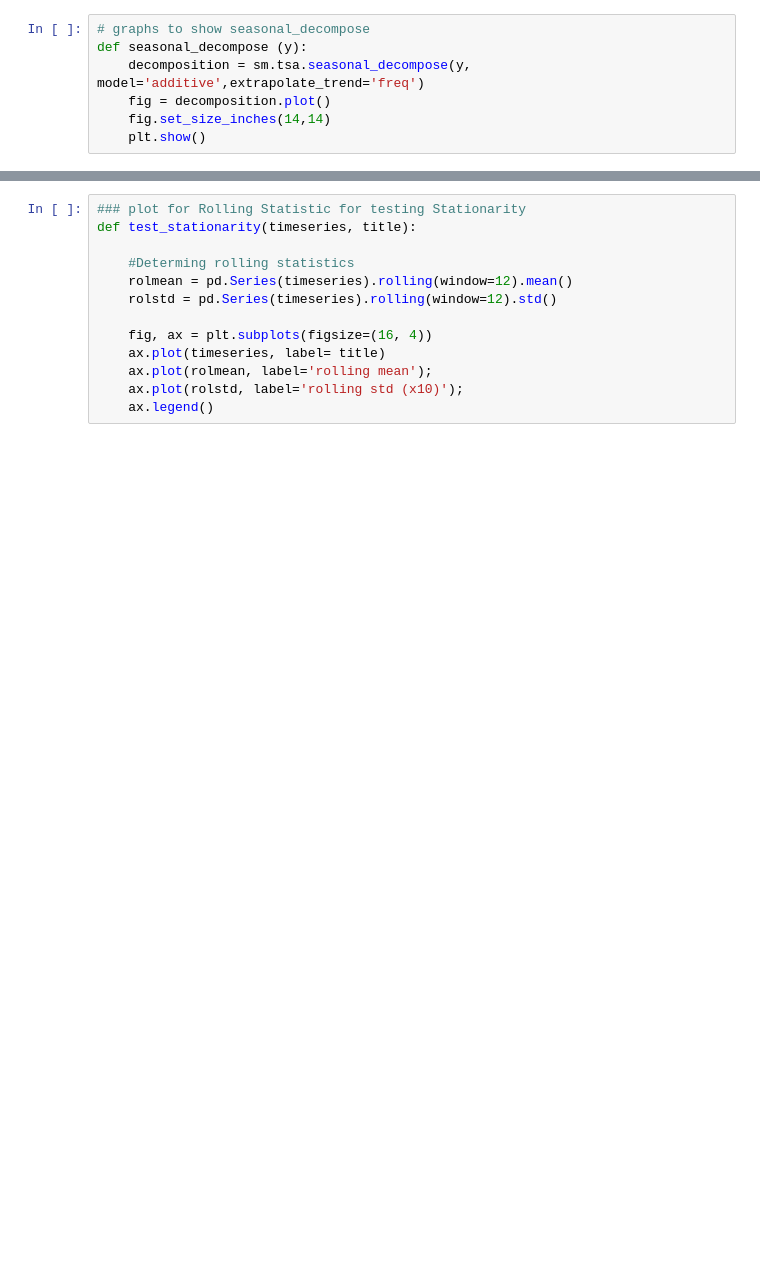
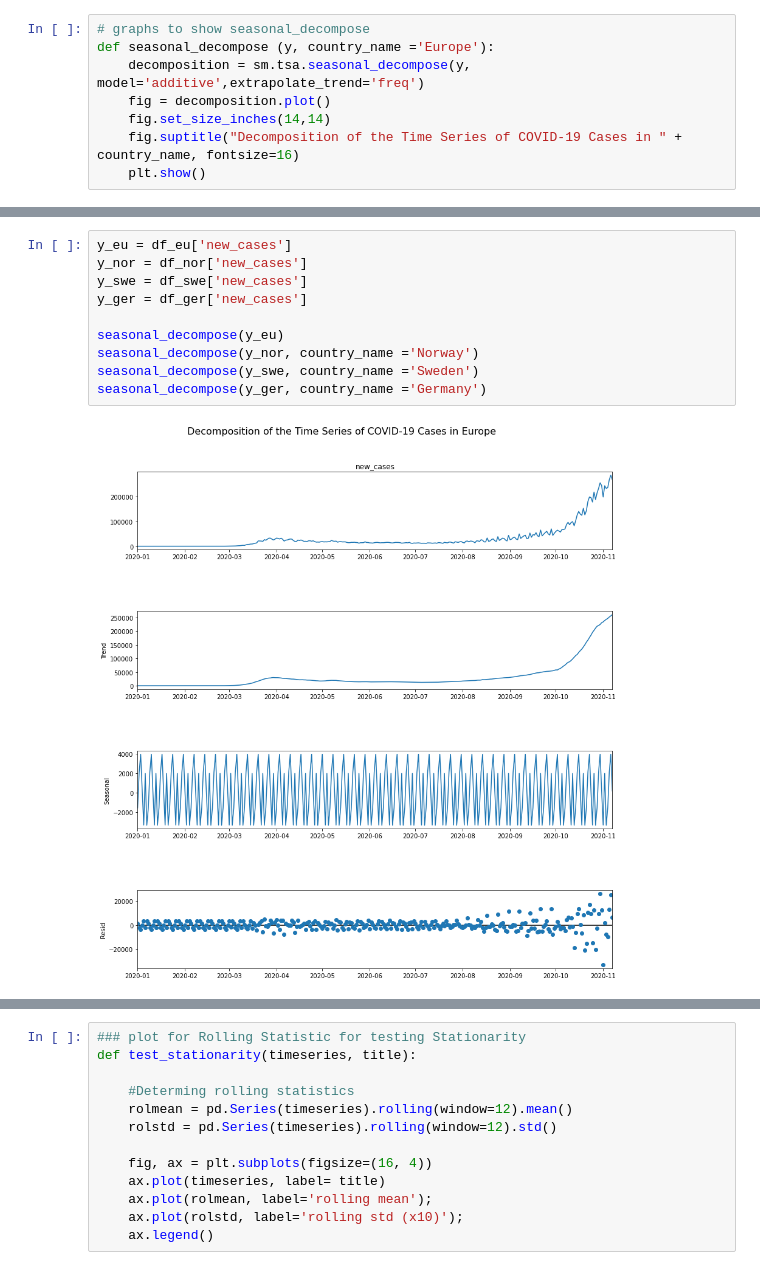
Before and after one commit to ostormer/covid_ml, a Jupyter notebook: Exponential Smoothing v2.ipynb, the cells around one changed output, grey strips where cells are left out. Drawn from its saved outputs; the diff is of its cells as text; blank space fills up the shorter version.

```diff
--- a/Exponential Smoothing v2.ipynb
+++ b/Exponential Smoothing v2.ipynb
@@ -85,7 +86,8 @@ Initial_plot(df)
 # %%
 # graphs to show seasonal_decompose
-def seasonal_decompose (y):
+def seasonal_decompose (y, country_name ='Europe'):
     decomposition = sm.tsa.seasonal_decompose(y, model='additive',extrapolate_trend='freq')
     fig = decomposition.plot()
     fig.set_size_inches(14,14)
+    fig.suptitle("Decomposition of the Time Series of COVID-19 Cases in " + country_name, fontsize=16)
     plt.show()
@@ -96,0 +94,12 @@ seasonal_decompose(y)
+# %%
+y_eu = df_eu['new_cases']
+y_nor = df_nor['new_cases']
+y_swe = df_swe['new_cases']
+y_ger = df_ger['new_cases']
+
+seasonal_decompose(y_eu)
+seasonal_decompose(y_nor, country_name ='Norway')
+seasonal_decompose(y_swe, country_name ='Sweden')
+seasonal_decompose(y_ger, country_name ='Germany')
+# %% [output]
+[figure, added]
```
Also changed, not shown: parts of 35 cells of this notebook, 5 other files.
